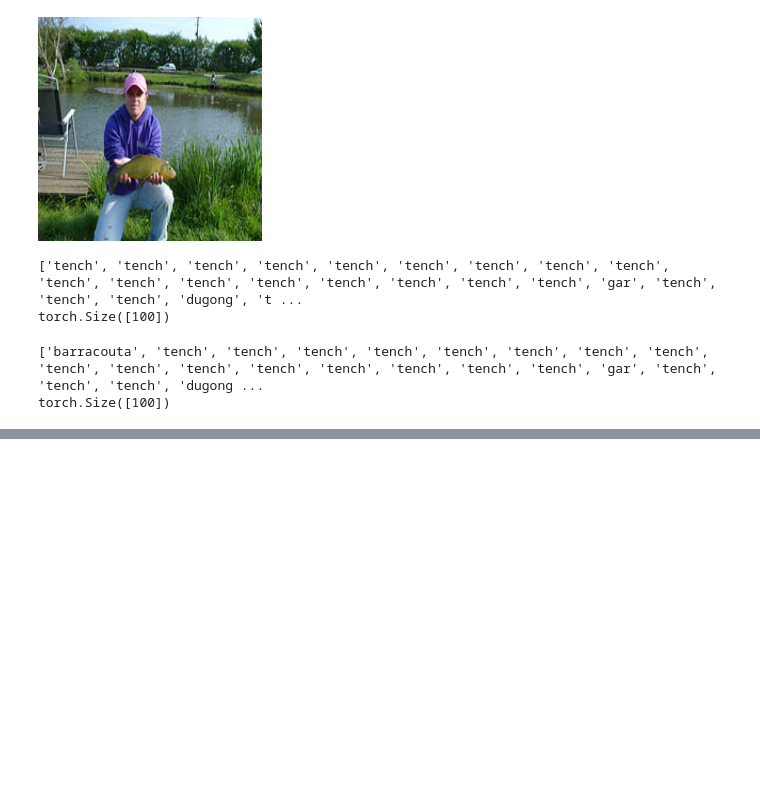
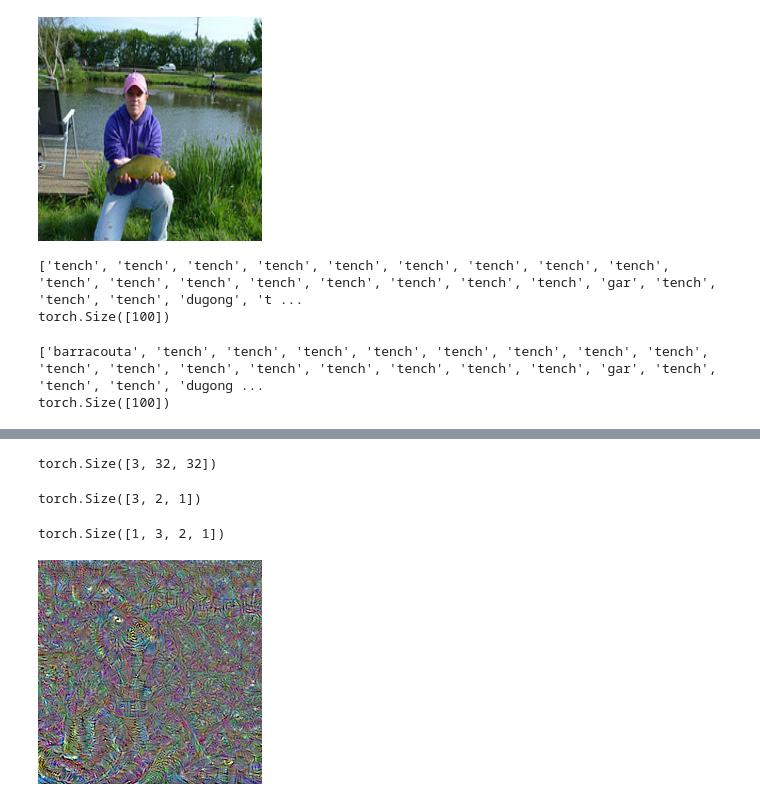
Before and after one commit to VVebSharE/DL_2024_BBAttack, a Jupyter notebook: imagenet.ipynb, the cells around one changed output, grey strips where cells are left out. Saved outputs shown, nothing was run; the diff lists cells and outputs as text; code cells hidden in the pictures; blank space fills up the shorter version.

```diff
--- a/imagenet.ipynb
+++ b/imagenet.ipynb
@@ -638,0 +678,4 @@ torch.Size([100])
+# %%
+p_update.shape
+# %% [output]
+torch.Size([3, 32, 32])
@@ -638,0 +686,25 @@ torch.Size([100])
+# %%
+p.shape
+# %% [output]
+torch.Size([3, 2, 1])
+# %%
+p.unsqueeze(0).shape
+# %% [output]
+torch.Size([1, 3, 2, 1])
+# %%
+from PIL import Image, ImageEnhance
+
+# Open the image
+img_path = "./perturbation.png"
+img = Image.open(img_path)
+
+# Enhance the contrast
+contrast_factor = 2  # You can adjust this value as needed
+enhancer = ImageEnhance.Contrast(img)
+img_contrast = enhancer.enhance(contrast_factor)
+
+# Save or display the enhanced image
+img_contrast  # This will display the image
+# img_contrast.save("enhanced_image.png")  # This will save the image
+# %% [output]
+[figure, added]
```
Also changed, not shown: parts of 30 cells of this notebook, 6 other files.
